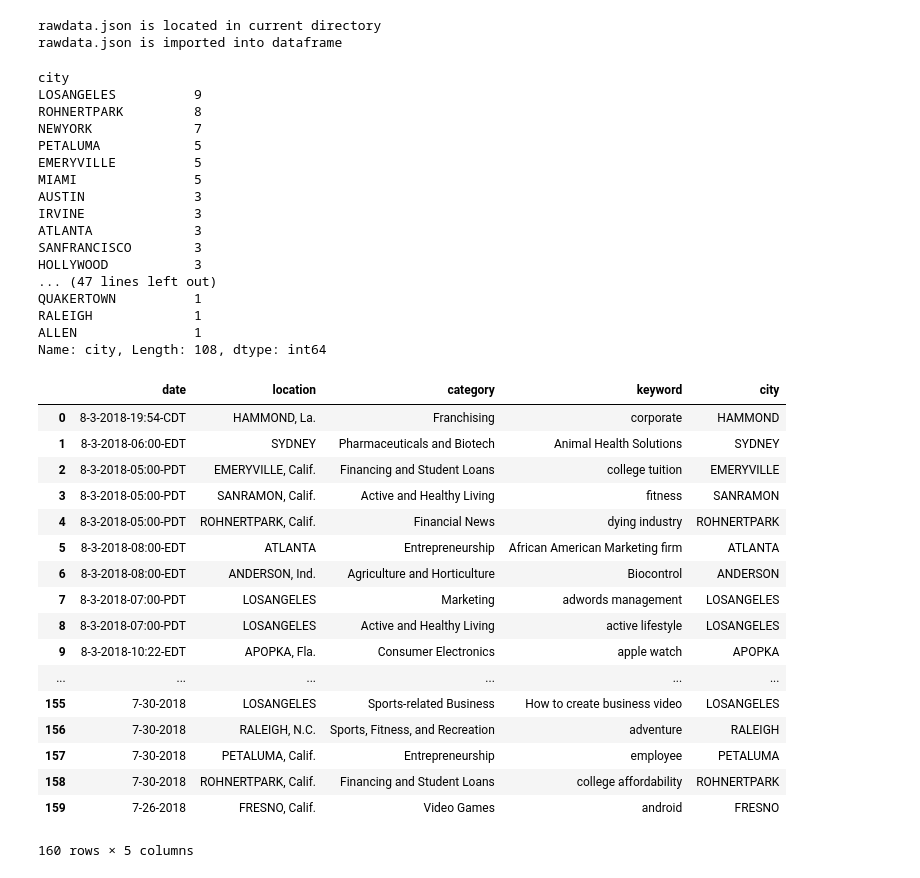
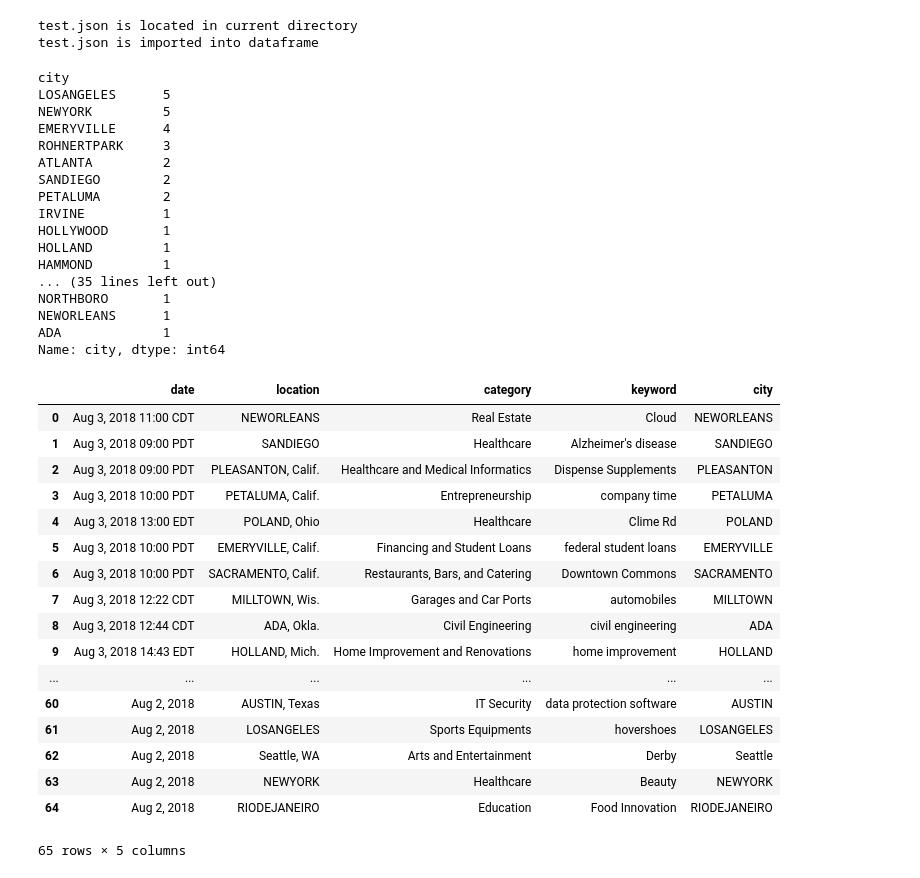
Before and after one commit to JiayuanGuo/TrendKeeper, a Jupyter notebook: MySolution/RawDataCleaning.ipynb, the cells around one changed output. Cells and saved outputs as stored; diff of their text form; code cells hidden in the pictures.

```diff
--- a/MySolution/RawDataCleaning.ipynb
+++ b/MySolution/RawDataCleaning.ipynb
@@ -20,10 +23,12 @@ def raw_data_cleanup(filename):
         print("{} is located in current directory".format(filename))
 
         with open(PATH) as json_file:
-            data = [json.loads(line) for line in json_file]
+            data = json.load(json_file)
+
         df = pd.DataFrame(data,columns = ['date','location','category','keyword'])
         print("{} is imported into dataframe".format(filename))
 
+        df.to_csv('./output.csv', index = False)
         # Generate city column from location
         city_list = []
         for i in df['location']:
@@ -42,50 +47,50 @@ def raw_data_cleanup(filename):
 
         # Save DataFrame into csv file
         display(df)
-        city_sort.to_csv('./city_sort.csv', index = False)
-        df.to_csv('./output.csv', index = False)
+        city_sort.to_csv('./city_sort.csv')
+
 
     else:
         print("{} does not exist in directory. Function was not complete.".format(filename))
 
     return
 # %%
-raw_data_cleanup('rawdata.json')
+raw_data_cleanup('test.json')
 # %% [output]
-rawdata.json is located in current directory
-rawdata.json is imported into dataframe
+test.json is located in current directory
+test.json is imported into dataframe
 city
-LOSANGELES          9
-ROHNERTPARK         8
-NEWYORK             7
-PETALUMA            5
-EMERYVILLE          5
-MIAMI               5
-AUSTIN              3
-IRVINE              3
-ATLANTA             3
-SANFRANCISCO        3
-HOLLYWOOD           3
-... (47 lines left out)
-QUAKERTOWN          1
-RALEIGH             1
-ALLEN               1
-Name: city, Length: 108, dtype: int64
+LOSANGELES      5
+NEWYORK         5
+EMERYVILLE      4
+ROHNERTPARK     3
+ATLANTA         2
+SANDIEGO        2
+PETALUMA        2
+IRVINE          1
+HOLLYWOOD       1
+HOLLAND         1
+HAMMOND         1
+... (35 lines left out)
+NORTHBORO       1
+NEWORLEANS      1
+ADA             1
+Name: city, dtype: int64
 |  | date | location | category | keyword | city |
-| 0 | 8-3-2018-19:54-CDT | HAMMOND, La. | Franchising | corporate | HAMMOND |
-| 1 | 8-3-2018-06:00-EDT | SYDNEY | Pharmaceuticals and Biotech | Animal Health Solutions | SYDNEY |
-| 2 | 8-3-2018-05:00-PDT | EMERYVILLE, Calif. | Financing and Student Loans | college tuition | EMERYVILLE |
-| 3 | 8-3-2018-05:00-PDT | SANRAMON, Calif. | Active and Healthy Living | fitness | SANRAMON |
-| 4 | 8-3-2018-05:00-PDT | ROHNERTPARK, Calif. | Financial News | dying industry | ROHNERTPARK |
-| 5 | 8-3-2018-08:00-EDT | ATLANTA | Entrepreneurship | African American Marketing firm | ATLANTA |
-| 6 | 8-3-2018-08:00-EDT | ANDERSON, Ind. | Agriculture and Horticulture | Biocontrol | ANDERSON |
-| 7 | 8-3-2018-07:00-PDT | LOSANGELES | Marketing | adwords management | LOSANGELES |
-| 8 | 8-3-2018-07:00-PDT | LOSANGELES | Active and Healthy Living | active lifestyle | LOSANGELES |
-| 9 | 8-3-2018-10:22-EDT | APOPKA, Fla. | Consumer Electronics | apple watch | APOPKA |
+| 0 | Aug 3, 2018 11:00 CDT | NEWORLEANS | Real Estate | Cloud | NEWORLEANS |
+| 1 | Aug 3, 2018 09:00 PDT | SANDIEGO | Healthcare | Alzheimer's disease | SANDIEGO |
+| 2 | Aug 3, 2018 09:00 PDT | PLEASANTON, Calif. | Healthcare and Medical Informatics | Dispense Supplements | PLEASANTON |
+| 3 | Aug 3, 2018 10:00 PDT | PETALUMA, Calif. | Entrepreneurship | company time | PETALUMA |
+| 4 | Aug 3, 2018 13:00 EDT | POLAND, Ohio | Healthcare | Clime Rd | POLAND |
+| 5 | Aug 3, 2018 10:00 PDT | EMERYVILLE, Calif. | Financing and Student Loans | federal student loans | EMERYVILLE |
+| 6 | Aug 3, 2018 10:00 PDT | SACRAMENTO, Calif. | Restaurants, Bars, and Catering | Downtown Commons | SACRAMENTO |
+| 7 | Aug 3, 2018 12:22 CDT | MILLTOWN, Wis. | Garages and Car Ports | automobiles | MILLTOWN |
+| 8 | Aug 3, 2018 12:44 CDT | ADA, Okla. | Civil Engineering | civil engineering | ADA |
+| 9 | Aug 3, 2018 14:43 EDT | HOLLAND, Mich. | Home Improvement and Renovations | home improvement | HOLLAND |
 | ... | ... | ... | ... | ... | ... |
-| 155 | 7-30-2018 | LOSANGELES | Sports-related Business | How to create business video | LOSANGELES |
-| 156 | 7-30-2018 | RALEIGH, N.C. | Sports, Fitness, and Recreation | adventure | RALEIGH |
-| 157 | 7-30-2018 | PETALUMA, Calif. | Entrepreneurship | employee | PETALUMA |
-| 158 | 7-30-2018 | ROHNERTPARK, Calif. | Financing and Student Loans | college affordability | ROHNERTPARK |
-| 159 | 7-26-2018 | FRESNO, Calif. | Video Games | android | FRESNO |
+| 60 | Aug 2, 2018 | AUSTIN, Texas | IT Security | data protection software | AUSTIN |
+| 61 | Aug 2, 2018 | LOSANGELES | Sports Equipments | hovershoes | LOSANGELES |
+| 62 | Aug 2, 2018 | Seattle, WA | Arts and Entertainment | Derby | Seattle |
+| 63 | Aug 2, 2018 | NEWYORK | Healthcare | Beauty | NEWYORK |
+| 64 | Aug 2, 2018 | RIODEJANEIRO | Education | Food Innovation | RIODEJANEIRO |
-160 rows × 5 columns
+65 rows × 5 columns
```
Also changed, not shown: parts of 5 cells of this notebook.
